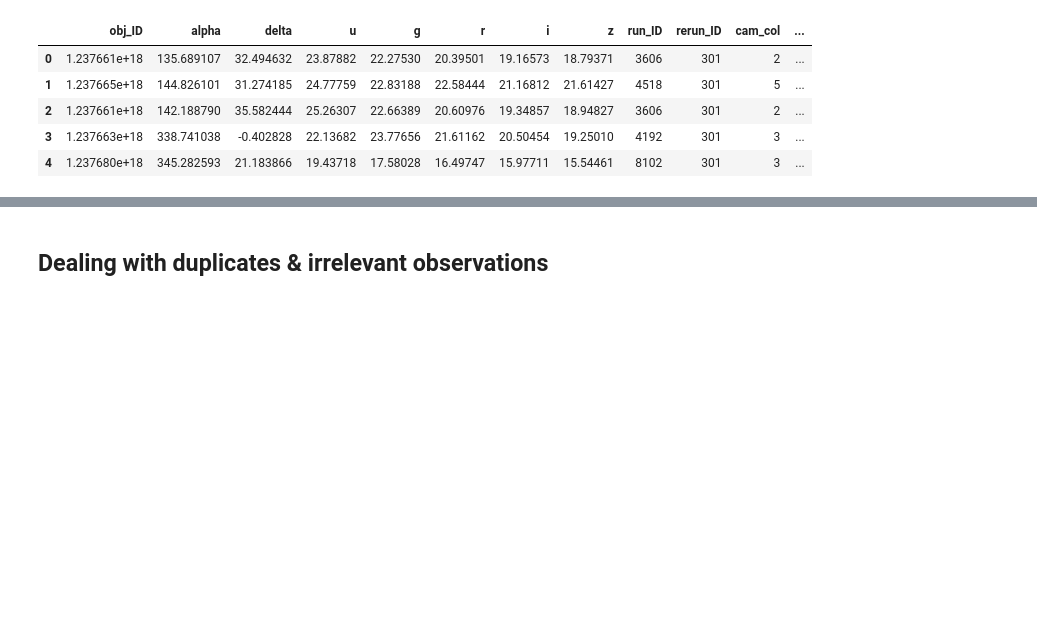
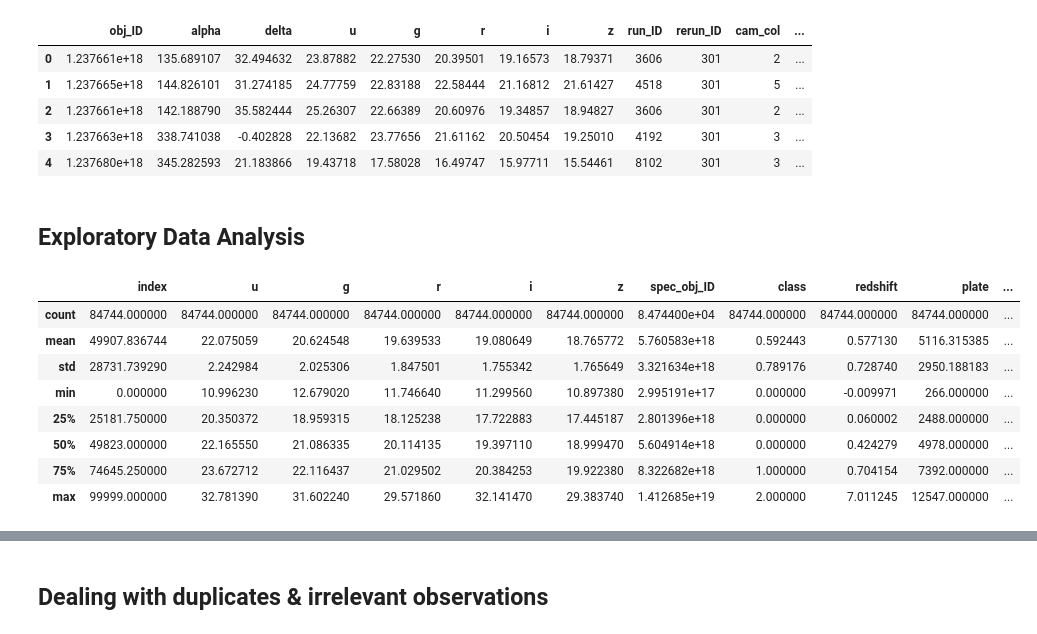
Before and after one commit to NotMishaal/astral-classification-system, a Jupyter notebook: astral_classification.ipynb, the cells around one changed output, grey strips where cells are left out. Saved outputs shown, nothing was run; the diff lists cells and outputs as text; code cells hidden in the pictures; blank space fills up the shorter version.

```diff
--- a/astral_classification.ipynb
+++ b/astral_classification.ipynb
@@ -34,3 +34,18 @@ df.head()
 | 2 | 1.237661e+18 | 142.188790 | 35.582444 | 25.26307 | 22.66389 | 20.60976 | 19.34857 | 18.94827 | 3606 | 301 | 2 | ... |
 | 3 | 1.237663e+18 | 338.741038 | -0.402828 | 22.13682 | 23.77656 | 21.61162 | 20.50454 | 19.25010 | 4192 | 301 | 3 | ... |
 | 4 | 1.237680e+18 | 345.282593 | 21.183866 | 19.43718 | 17.58028 | 16.49747 | 15.97711 | 15.54461 | 8102 | 301 | 3 | ... |
+# %% [markdown]
+## Exploratory Data Analysis
+# %%
+# get statistics about dataset
+df.describe()
+# %% [output]
+|  | index | u | g | r | i | z | spec_obj_ID | class | redshift | plate | ... |
+| count | 84744.000000 | 84744.000000 | 84744.000000 | 84744.000000 | 84744.000000 | 84744.000000 | 8.474400e+04 | 84744.000000 | 84744.000000 | 84744.000000 | ... |
+| mean | 49907.836744 | 22.075059 | 20.624548 | 19.639533 | 19.080649 | 18.765772 | 5.760583e+18 | 0.592443 | 0.577130 | 5116.315385 | ... |
+| std | 28731.739290 | 2.242984 | 2.025306 | 1.847501 | 1.755342 | 1.765649 | 3.321634e+18 | 0.789176 | 0.728740 | 2950.188183 | ... |
+| min | 0.000000 | 10.996230 | 12.679020 | 11.746640 | 11.299560 | 10.897380 | 2.995191e+17 | 0.000000 | -0.009971 | 266.000000 | ... |
+| 25% | 25181.750000 | 20.350372 | 18.959315 | 18.125238 | 17.722883 | 17.445187 | 2.801396e+18 | 0.000000 | 0.060002 | 2488.000000 | ... |
+| 50% | 49823.000000 | 22.165550 | 21.086335 | 20.114135 | 19.397110 | 18.999470 | 5.604914e+18 | 0.000000 | 0.424279 | 4978.000000 | ... |
+| 75% | 74645.250000 | 23.672712 | 22.116437 | 21.029502 | 20.384253 | 19.922380 | 8.322682e+18 | 1.000000 | 0.704154 | 7392.000000 | ... |
+| max | 99999.000000 | 32.781390 | 31.602240 | 29.571860 | 32.141470 | 29.383740 | 1.412685e+19 | 2.000000 | 7.011245 | 12547.000000 | ... |
```
Also changed, not shown: parts of 2 cells of this notebook.
